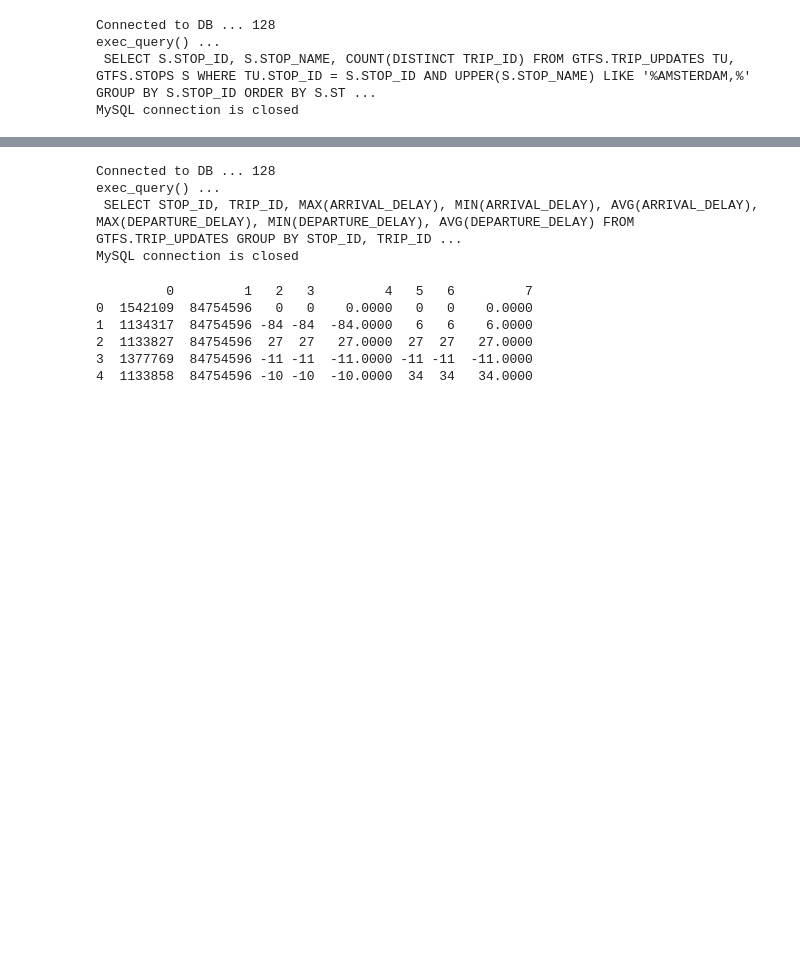
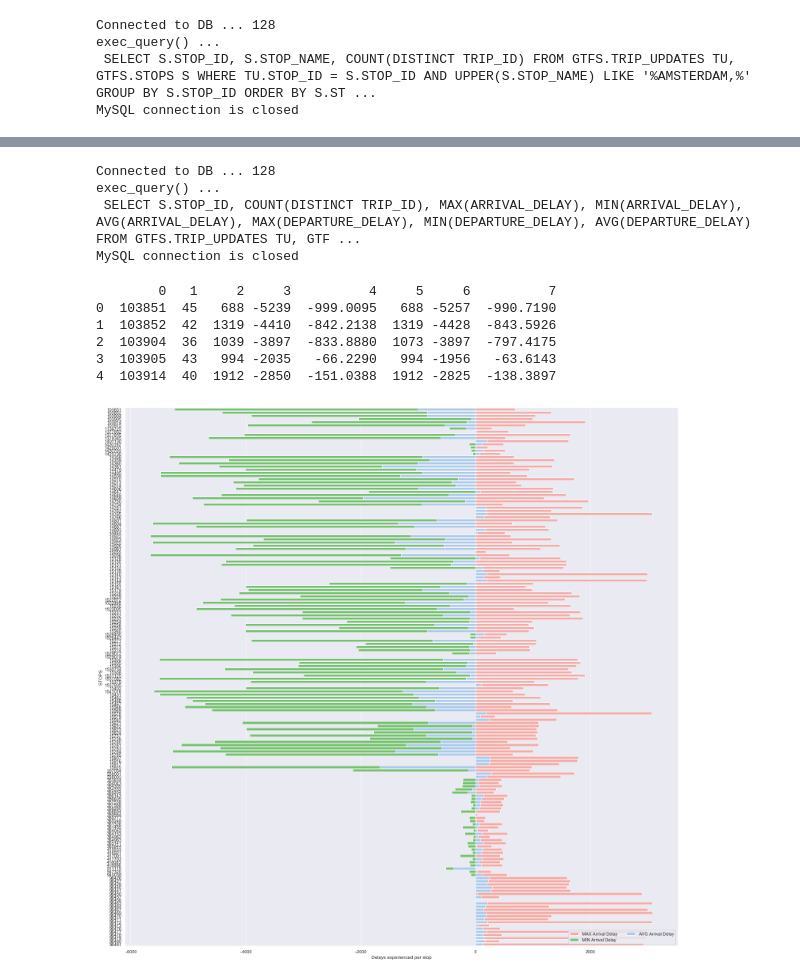
Before and after one commit to kakkaranupam/gtfs-code, a Jupyter notebook: GTFS_data.ipynb, the cells around one changed output, grey strips where cells are left out. Saved outputs shown, nothing was run; the diff lists cells and outputs as text; code cells hidden in the pictures; blank space fills up the shorter version.

```diff
--- a/GTFS_data.ipynb
+++ b/GTFS_data.ipynb
@@ -633,22 +659,41 @@ array([[<matplotlib.axes._subplots.AxesSubplot object at 0x...>]],
 # %%
-qry4 = (" SELECT STOP_ID, TRIP_ID, MAX(ARRIVAL_DELAY), MIN(ARRIVAL_DELAY), AVG(ARRIVAL_DELAY), "
-        " MAX(DEPARTURE_DELAY), MIN(DEPARTURE_DELAY), AVG(DEPARTURE_DELAY)"
-        " FROM GTFS.TRIP_UPDATES"
-        " GROUP BY STOP_ID, TRIP_ID;")
+qry4 = (" SELECT S.STOP_ID, COUNT(DISTINCT TRIP_ID), MAX(ARRIVAL_DELAY), MIN(ARRIVAL_DELAY), AVG(ARRIVAL_DELAY),"
+        " MAX(DEPARTURE_DELAY), MIN(DEPARTURE_DELAY), AVG(DEPARTURE_DELAY) "
+        " FROM GTFS.TRIP_UPDATES TU, GTFS.STOPS S"
+        " WHERE TU.STOP_ID = S.STOP_ID"
+        " AND UPPER(S.STOP_NAME) LIKE '%AMSTERDAM,%'"
+        " GROUP BY STOP_ID;")
 df4 = exec_query(qry4)
 # %% [output]
 Connected to DB ... 128
 exec_query() ...
- SELECT STOP_ID, TRIP_ID, MAX(ARRIVAL_DELAY), MIN(ARRIVAL_DELAY), AVG(ARRIVAL_DELAY),  MAX(DEPARTURE_DELAY), MIN(DEPARTURE_DELAY), AVG(DEPARTURE_DELAY) FROM GTFS.TRIP_UPDATES GROUP BY STOP_ID, TRIP_ID ...
+ SELECT S.STOP_ID, COUNT(DISTINCT TRIP_ID), MAX(ARRIVAL_DELAY), MIN(ARRIVAL_DELAY), AVG(ARRIVAL_DELAY), MAX(DEPARTURE_DELAY), MIN(DEPARTURE_DELAY), AVG(DEPARTURE_DELAY)  FROM GTFS.TRIP_UPDATES TU, GTF ...
 MySQL connection is closed
-# %%
-print(df4.head())
-sns.set(style="whitegrid")
-ax = sns.boxplot(x=df4[0], y=df4[1])
-# %% [output]
-         0         1   2   3         4   5   6         7
-0  1542109  84754596   0   0    0.0000   0   0    0.0000
-1  1134317  84754596 -84 -84  -84.0000   6   6    6.0000
-2  1133827  84754596  27  27   27.0000  27  27   27.0000
-3  1377769  84754596 -11 -11  -11.0000 -11 -11  -11.0000
-4  1133858  84754596 -10 -10  -10.0000  34  34   34.0000
+# %%
+print(df4.head())
+sns.set()
+
+# print(sns.load_dataset("car_crashes").head())
+fig, ax = plt.subplots(figsize=(25, 25))
+
+sns.set_color_codes("pastel")
+sns.barplot(x=2, y=0, data=df4, orient='h', label="MAX Arrival Delay", color="r")
+
+sns.set_color_codes("muted")
+sns.barplot(x=3, y=0, data=df4, orient='h', label="MIN Arrival Delay", color="g")
+
+sns.set_color_codes("pastel")
+sns.barplot(x=4, y=0, data=df4, orient='h', label="AVG Arrival Delay", color="b")
+
+# Add a legend and informative axis label
+ax.legend(ncol=2, loc="lower right", frameon=True)
+ax.set(ylabel="STOPS", xlabel="Delays experienced per stop")
+sns.despine(left=True, bottom=True)
+# %% [output]
+        0   1     2     3          4     5     6          7
+0  103851  45   688 -5239  -999.0095   688 -5257  -990.7190
+1  103852  42  1319 -4410  -842.2138  1319 -4428  -843.5926
+2  103904  36  1039 -3897  -833.8880  1073 -3897  -797.4175
+3  103905  43   994 -2035   -66.2290   994 -1956   -63.6143
+4  103914  40  1912 -2850  -151.0388  1912 -2825  -138.3897
+[figure, added]
```
Also changed, not shown: parts of 9 cells of this notebook, 1 other file.
